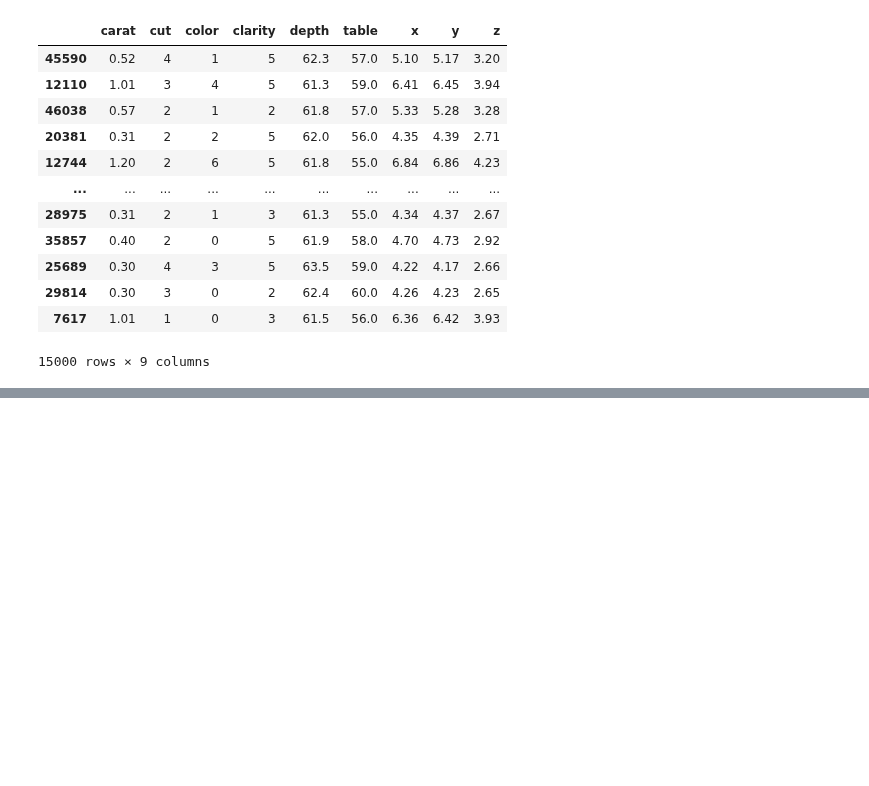
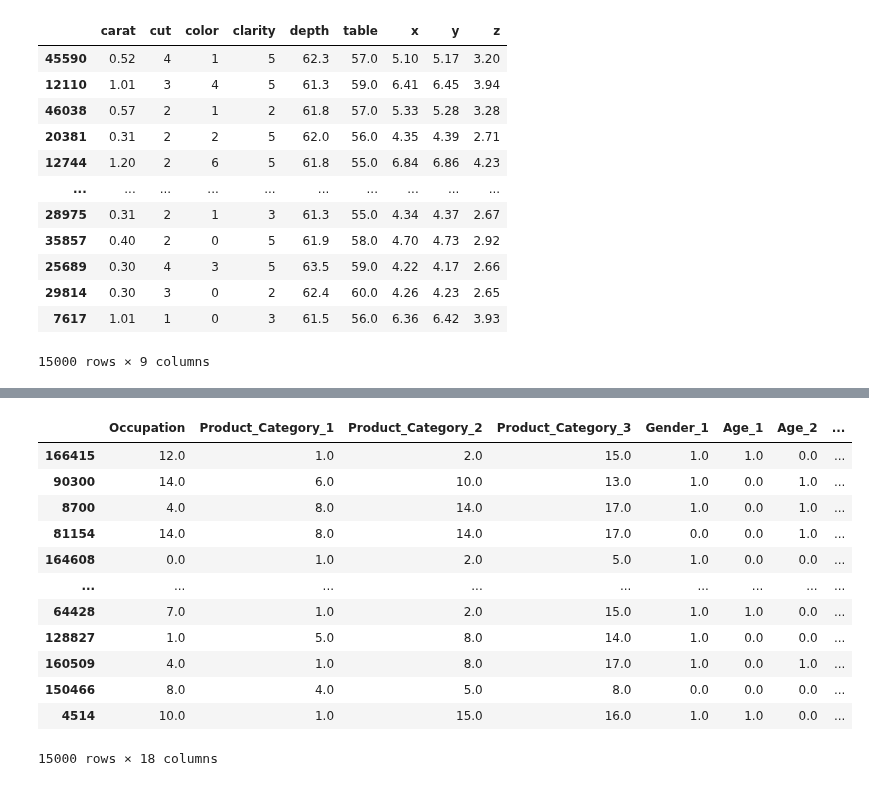
Before and after one commit to mmaninetti/ML_models_for_extrapolation, a Jupyter notebook: NUMERICAL AND CATEGORICAL FEATURES/REGRESSION/RMSE/tests.ipynb, the cells around one changed output, grey strips where cells are left out. Saved outputs shown, nothing was run; the diff lists cells and outputs as text; code cells hidden in the pictures; blank space fills up the shorter version.

```diff
--- a/NUMERICAL AND CATEGORICAL FEATURES/REGRESSION/RMSE/tests.ipynb
+++ b/NUMERICAL AND CATEGORICAL FEATURES/REGRESSION/RMSE/tests.ipynb
@@ -94,7 +94,7 @@ close_index_train=gower_dist_train.index[np.where(gower_dist_train<np.quantile(g
 
 # Convert data to PyTorch tensors
 # Modify X_train_, X_val, X_train, and X_test to have dummy variables
-X = pd.get_dummies(X.astype(str), drop_first=True)
+X = pd.get_dummies(X, drop_first=True).astype('float32')
 
 X_train = X.loc[close_index,:]
 X_test = X.loc[far_index,:]
@@ -637,0 +775,2 @@ X
+# %%
+task_id=361095
@@ -637,0 +883,17 @@ X
+# %%
+X = pd.get_dummies(X, drop_first=True).astype('float32').astype('float32')
+X
+# %% [output]
+|  | Occupation | Product_Category_1 | Product_Category_2 | Product_Category_3 | Gender_1 | Age_1 | Age_2 | ... |
+| 166415 | 12.0 | 1.0 | 2.0 | 15.0 | 1.0 | 1.0 | 0.0 | ... |
+| 90300 | 14.0 | 6.0 | 10.0 | 13.0 | 1.0 | 0.0 | 1.0 | ... |
+| 8700 | 4.0 | 8.0 | 14.0 | 17.0 | 1.0 | 0.0 | 1.0 | ... |
+| 81154 | 14.0 | 8.0 | 14.0 | 17.0 | 0.0 | 0.0 | 1.0 | ... |
+| 164608 | 0.0 | 1.0 | 2.0 | 5.0 | 1.0 | 0.0 | 0.0 | ... |
+| ... | ... | ... | ... | ... | ... | ... | ... | ... |
+| 64428 | 7.0 | 1.0 | 2.0 | 15.0 | 1.0 | 1.0 | 0.0 | ... |
+| 128827 | 1.0 | 5.0 | 8.0 | 14.0 | 1.0 | 0.0 | 0.0 | ... |
+| 160509 | 4.0 | 1.0 | 8.0 | 17.0 | 1.0 | 0.0 | 1.0 | ... |
+| 150466 | 8.0 | 4.0 | 5.0 | 8.0 | 0.0 | 0.0 | 0.0 | ... |
+| 4514 | 10.0 | 1.0 | 15.0 | 16.0 | 1.0 | 1.0 | 0.0 | ... |
+15000 rows × 18 columns
```
Also changed, not shown: parts of 7 cells of this notebook, 15 other files.
